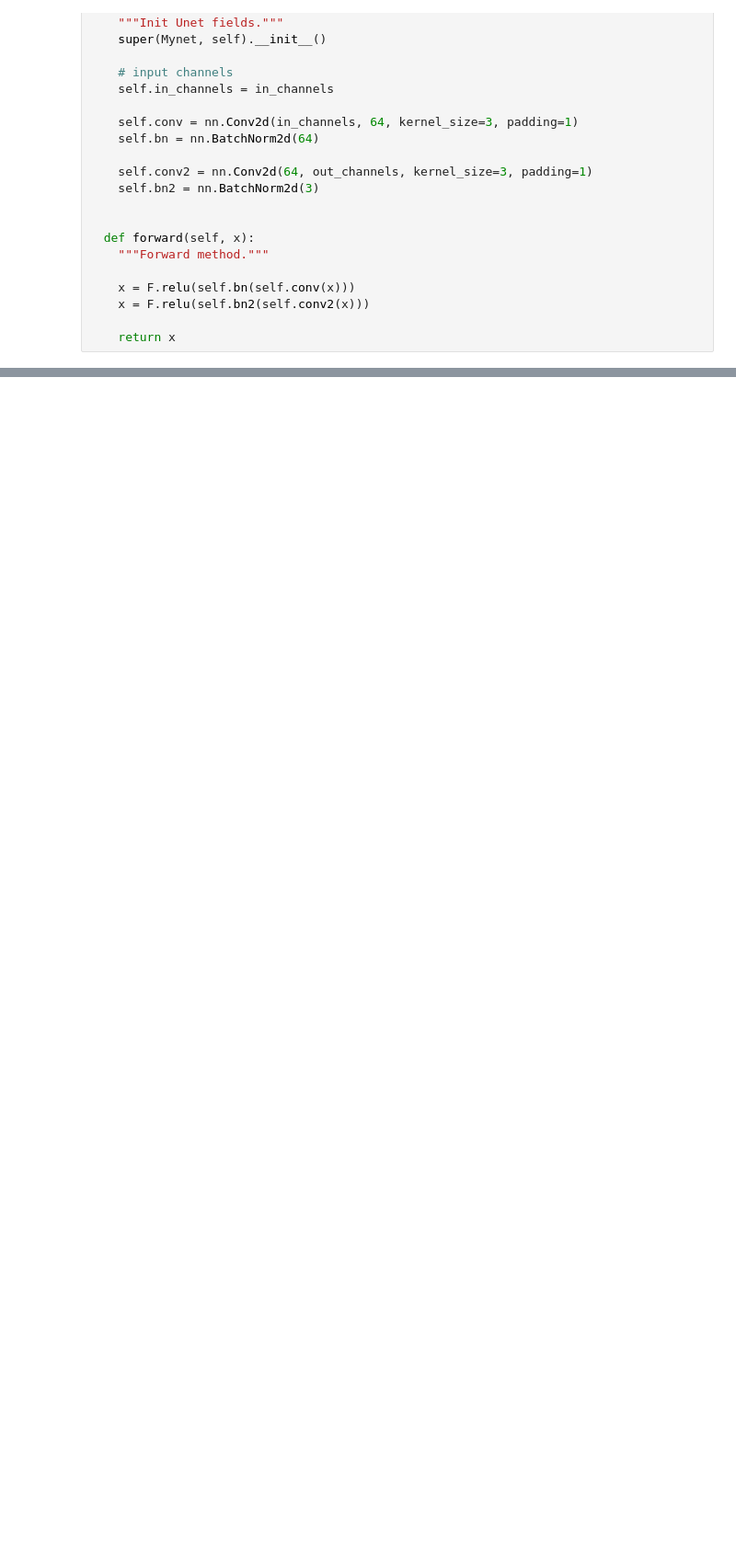
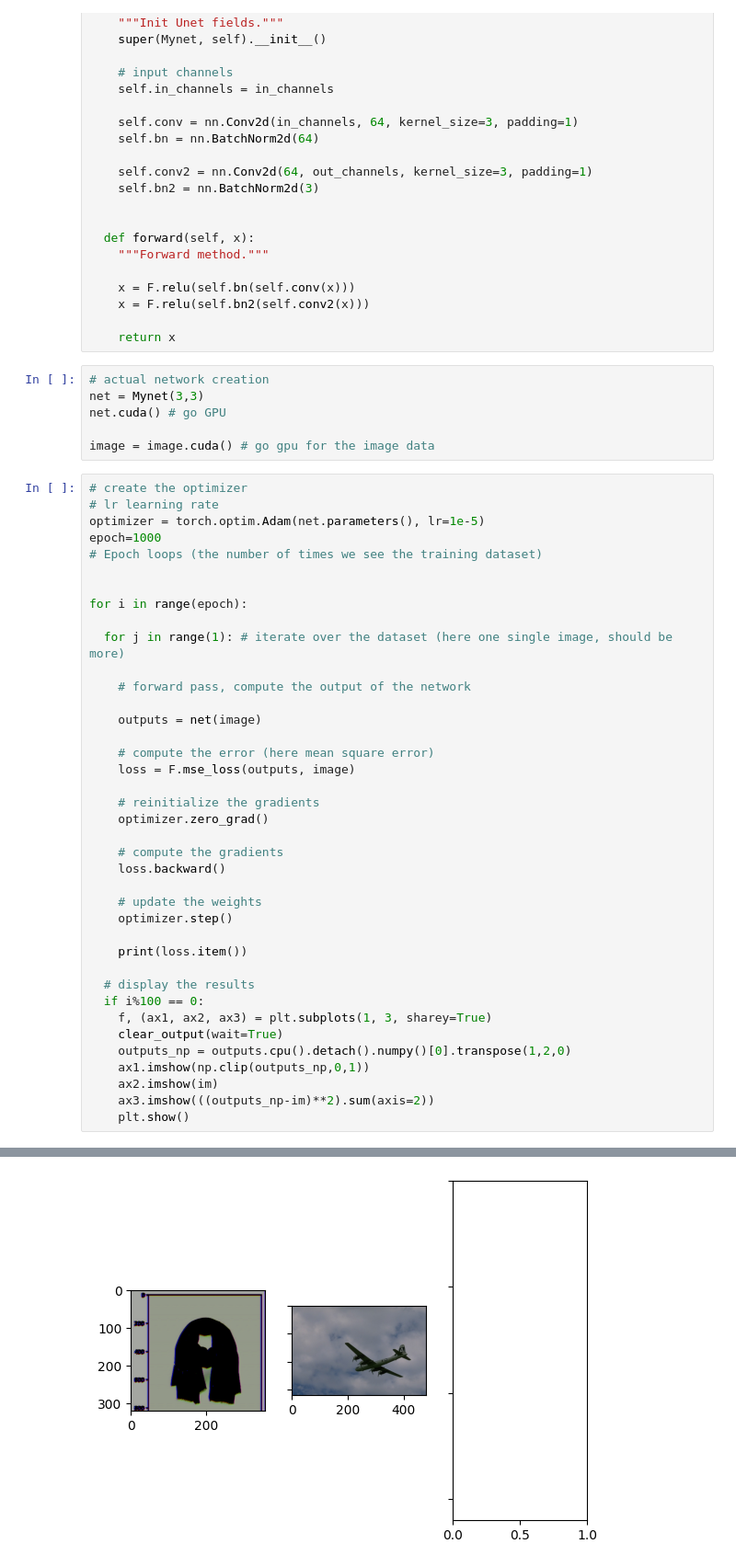
Before and after one commit to pedro-cardoso16/Super-Resolution, a Jupyter notebook: super_resolution.ipynb, the cells around one changed output, grey strips where cells are left out. Shown: that part at 92% size. Cells and saved outputs as stored; diff of their text form; blank space fills up the shorter version.

```diff
--- a/super_resolution.ipynb
+++ b/super_resolution.ipynb
@@ -215,3 +211,49 @@ class Mynet(nn.Module):
     x = F.relu(self.bn2(self.conv2(x)))
 
     return x
+# %%
+# actual network creation
+net = Mynet(3,3)
+net.cuda() # go GPU
+
+image = image.cuda() # go gpu for the image data
+# %%
+# create the optimizer
+# lr learning rate
+optimizer = torch.optim.Adam(net.parameters(), lr=1e-5)
+epoch=1000
+# Epoch loops (the number of times we see the training dataset)
+
+
+for i in range(epoch):
+
+  for j in range(1): # iterate over the dataset (here one single image, should be more)
+
+    # forward pass, compute the output of the network
+
+    outputs = net(image)
+
+    # compute the error (here mean square error)
+    loss = F.mse_loss(outputs, image)
+
+    # reinitialize the gradients
+    optimizer.zero_grad()
+
+    # compute the gradients
+    loss.backward()
+
+    # update the weights
+    optimizer.step()
+
+    print(loss.item())
+
+  # display the results
+  if i%100 == 0:
+    f, (ax1, ax2, ax3) = plt.subplots(1, 3, sharey=True)
+    clear_output(wait=True)
+    outputs_np = outputs.cpu().detach().numpy()[0].transpose(1,2,0)
+    ax1.imshow(np.clip(outputs_np,0,1))
+    ax2.imshow(im)
+    ax3.imshow(((outputs_np-im)**2).sum(axis=2))
+    plt.show()
+# %% [output]
@@ -217,0 +261 @@ class Mynet(nn.Module):
+[figure, added]
```
Also changed, not shown: parts of 3 cells of this notebook.
